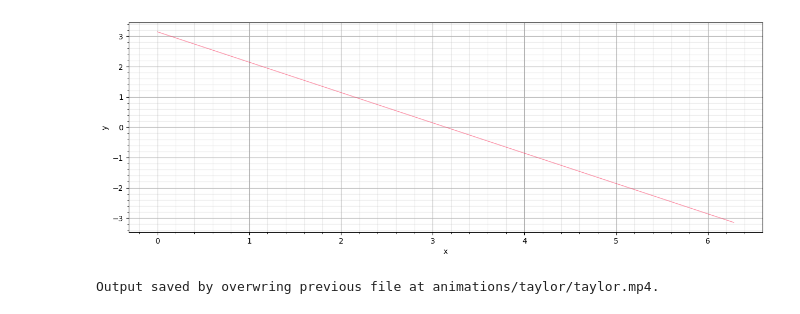
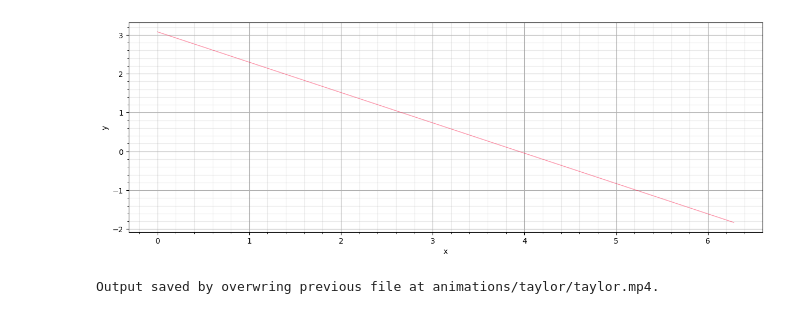
Before and after one commit to CVC97/Physics-Education-Animations, a Jupyter notebook: taylor.ipynb, the cells around one changed output. Saved outputs shown, nothing was run; the diff lists cells and outputs as text; code cells hidden in the pictures.

Commit message:
Taylor / Euler.

```diff
--- a/taylor.ipynb
+++ b/taylor.ipynb
@@ -12,7 +12,7 @@ image_scene = f" -v WARNING --progress_bar None --disable_caching -r {2*427},{2*
 # %%
 # n-te Ableitung des sinus an der Stelle a
 def sine_derivative(a, n):
-    factor = 1
+    factor = PI / 4
     if n % 4 == 0:
         return np.sin(a*factor)
     elif n % 4 == 1:
@@ -32,6 +32,41 @@ def Taylor(func_n, n, a):
     def Taylor_n(x):
         taylor_series = 0
         for i in range(n+1):
-            taylor_series += func_n(a, i)/math.factorial(i)*(x-a)**i
+            taylor_series += func_n(a, i)/math.factorial(i)*(PI/4*(x-a))**i
         return taylor_series
     return Taylor_n
+
+
+# Find x-limit for given y
+def find_xlim_plus(func, y_limit, interval):
+    func_down_limit = interval[0]
+    func_up_limit = interval[1]
+    x_array = np.linspace(func_down_limit, func_up_limit, 1000)
+    x_down = interval[0]
+    x_up = interval[1]
+    for x in x_array:
+        y = func(x)
+        #print(y)
+        if y <= -y_limit:
+            x_down = x
+        if y >= y_limit:
+            x_up = x
+            return [x_down, x_up]
+    return [x_down, x_up]
+
+
+def find_xlim_minus(func, y_limit, interval):
+    func_down_limit = interval[0]
+    func_up_limit = interval[1]
+    x_array = np.linspace(func_down_limit, func_up_limit, 1000)
+    x_down = interval[0]
+    x_up = interval[1]
+    for x in x_array:
+        y = func(x)
+        #print(y)
+        if y >= y_limit:
+            x_down = x
+        if y <= -y_limit:
+            x_up = x
+            return [x_down, x_up]
+    return [x_down, x_up]
@@ -38,21 +78,21 @@ def Taylor(func_n, n, a):
 # %%
 x = np.linspace(0, 2*PI, 100)
 
 fig, ax = plt.subplots(figsize=(15,5))
 
 ax.set_xlabel(r'x')
 ax.set_ylabel(r'y')
 ax.grid()
 ax.grid(which='minor', color = '#999999', alpha = 0.2, linestyle = '-')
 ax.minorticks_on()
-ax.plot(x, Taylor(sine_derivate, 1, PI)(x), color = 'xkcd:red pink', alpha = 0.5, linewidth = 1)#, label = f'Pendel {i}')
+ax.plot(x, Taylor(sine_derivative, 1, PI)(x), color = 'xkcd:red pink', alpha = 0.5, linewidth = 1)#, label = f'Pendel {i}')
 
 # ax.legend()
 # ax.legend(loc="upper right")
 
 plt.show()
 # %% [output]
-[figure, old version]
+[figure, new version]
 # %%
 %%capture_video --path "animations/taylor/taylor.mp4"
 %%manim -qm --fps 60 $video_scene
```
Also changed, not shown: parts of 2 cells of this notebook, 1 other file.
